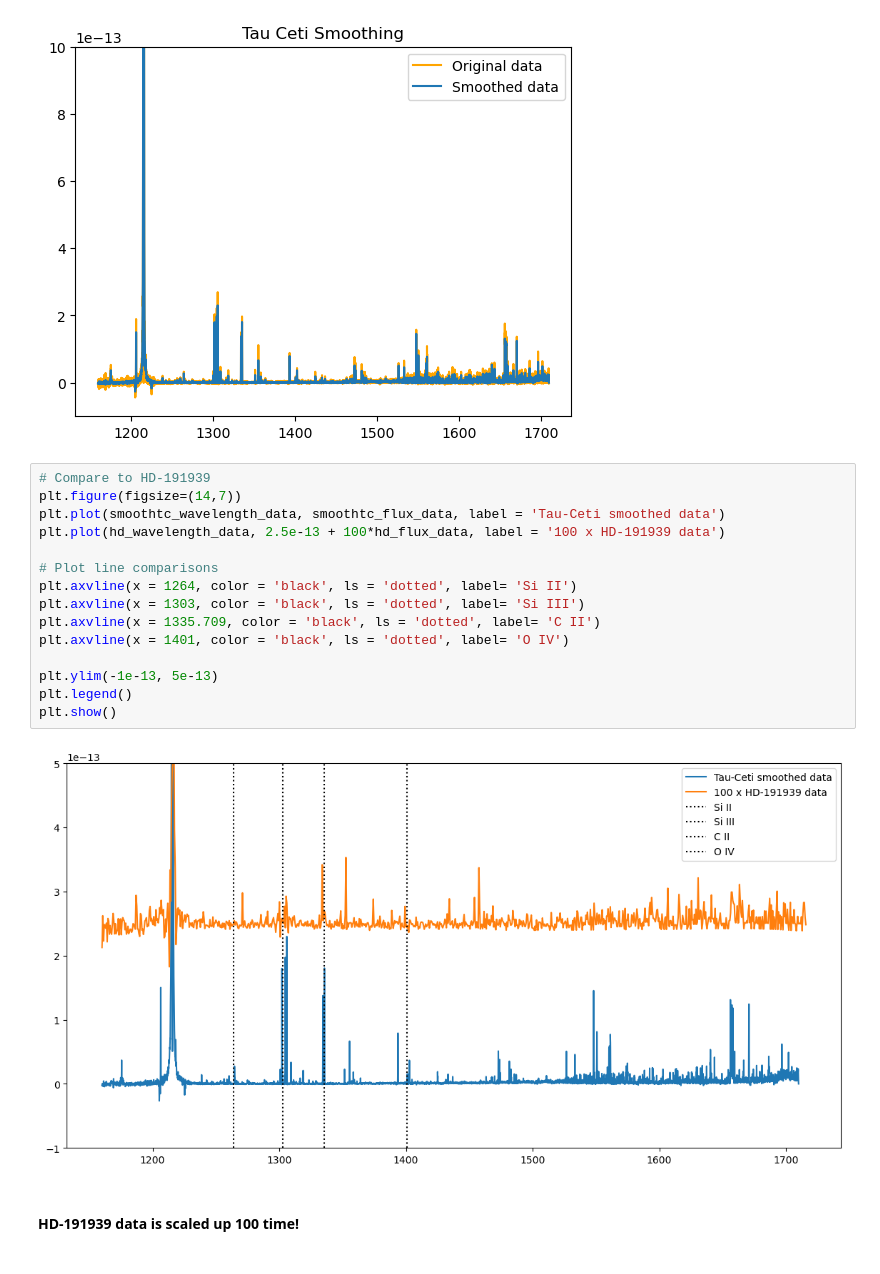
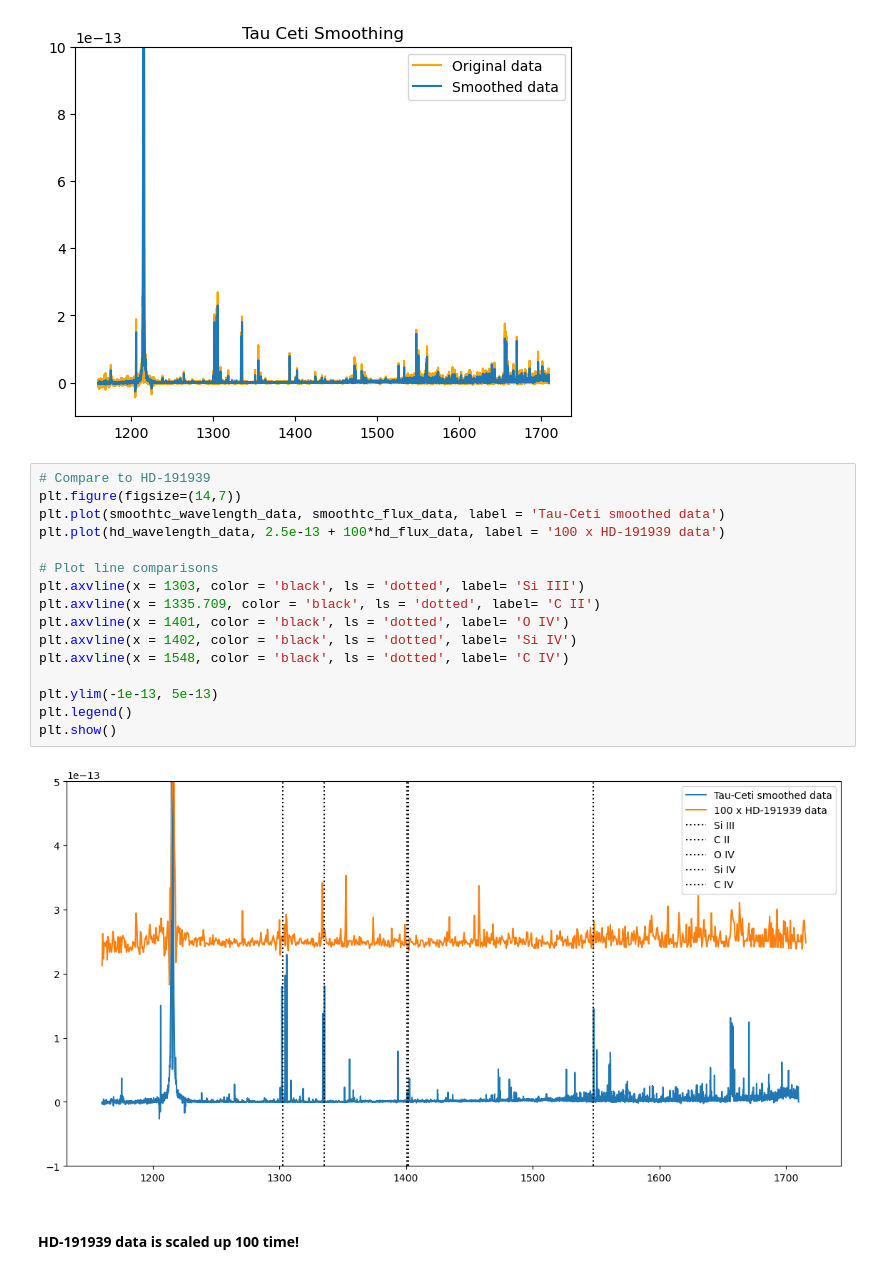
Before and after one commit to bellalongo/Star-Emission-Line-Flux, a Jupyter notebook: HD-191939/hd-191939_comparison.ipynb, the cells around one changed output. Drawn from its saved outputs; the diff is of its cells as text.

```diff
--- a/HD-191939/hd-191939_comparison.ipynb
+++ b/HD-191939/hd-191939_comparison.ipynb
@@ -162,20 +162,21 @@ plt.show()
 # %%
 # Compare to HD-191939
 plt.figure(figsize=(14,7))
 plt.plot(smoothtc_wavelength_data, smoothtc_flux_data, label = 'Tau-Ceti smoothed data')
 plt.plot(hd_wavelength_data, 2.5e-13 + 100*hd_flux_data, label = '100 x HD-191939 data')
 
 # Plot line comparisons
-plt.axvline(x = 1264, color = 'black', ls = 'dotted', label= 'Si II')
 plt.axvline(x = 1303, color = 'black', ls = 'dotted', label= 'Si III')
 plt.axvline(x = 1335.709, color = 'black', ls = 'dotted', label= 'C II')
 plt.axvline(x = 1401, color = 'black', ls = 'dotted', label= 'O IV')
+plt.axvline(x = 1402, color = 'black', ls = 'dotted', label= 'Si IV')
+plt.axvline(x = 1548, color = 'black', ls = 'dotted', label= 'C IV')
 
 plt.ylim(-1e-13, 5e-13)
 plt.legend()
 plt.show()
 # %% [output]
-[figure, old version]
+[figure, new version]
 # %% [markdown]
 #### HD-191939 data is scaled up 100 time!
 # %% [markdown]
```
Also changed, not shown: parts of 12 cells of this notebook.
